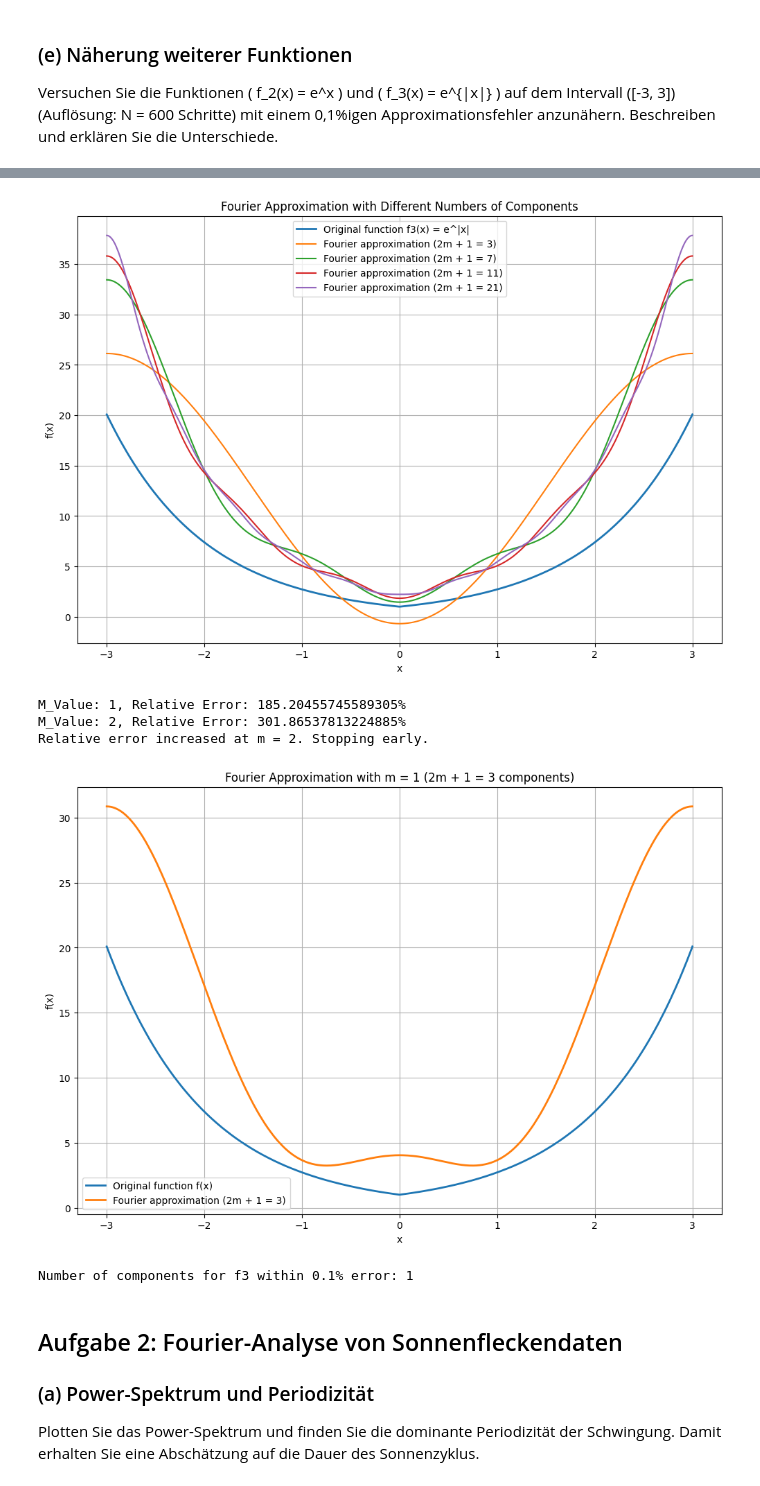
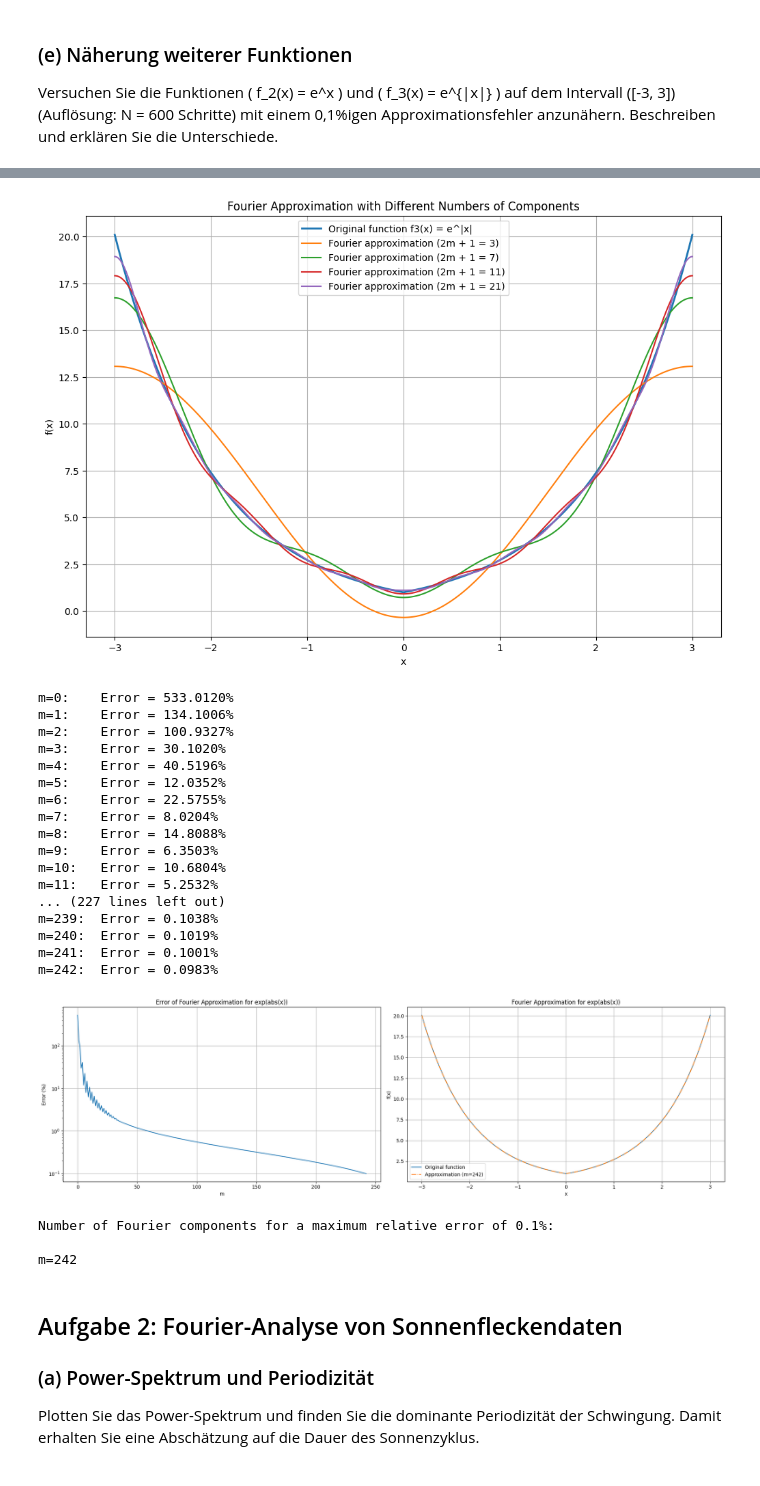
Before and after one commit to infamousperi/FourierTransformation, a Jupyter notebook: MC2.ipynb, the cells around one changed output, grey strips where cells are left out. Drawn from its saved outputs; the diff is of its cells as text; code cells hidden in the pictures.

```diff
--- a/MC2.ipynb
+++ b/MC2.ipynb
@@ -58,6 +58,6 @@ FA_numpy.plot_fourier_approximations(x_values, y_values_f1, m_values, function_n
 ### (d) Bestimmung der Anzahl der Fourier-Komponenten
 Bestimmen Sie die Anzahl der Fourier-Komponenten, die benötigt werden, um eine Approximation mit höchstens 0,1% relativen Fehler zu erhalten.
 # %%
-m_f1 = FA_numpy.find_fourier_components_for_error_tolerance(x_values, y_values_f1, tolerance=0.1)
-print(f"Number of components for f1 within 0.1% error: {m_f1}")
+tolerance = 0.1
+FA_numpy.find_optimal_fourier_components(FA_numpy.f1, x_values, desired_error=tolerance, label='1 / (exp(x) + exp(-x))')
 # %% [output]
@@ -84,15 +102,32 @@ Number of components for f2 within 0.1% error: 1
+# %%
+y_values_f3 = FA_numpy.f3(x_values)
+FA_numpy.plot_fourier_approximations(x_values, y_values_f3, m_values, function_name='f3(x) = e^|x|')
+# %% [output]
+[figure, added]
 # %%
-y_values_f3 = FA_numpy.f3(x_values)
-FA_numpy.plot_fourier_approximations(x_values, y_values_f3, m_values, function_name='f3(x) = e^|x|')
-m_f3 = FA_numpy.find_fourier_components_for_error_tolerance(x_values, y_values_f3, tolerance=0.1)
-print(f"Number of components for f3 within 0.1% error: {m_f3}")
+FA_numpy.find_optimal_fourier_components(FA_numpy.f3, x_values, desired_error=tolerance, label='exp(abs(x))')
 # %% [output]
+m=0:    Error = 533.0120%
+m=1:    Error = 134.1006%
+m=2:    Error = 100.9327%
+m=3:    Error = 30.1020%
+m=4:    Error = 40.5196%
+m=5:    Error = 12.0352%
+m=6:    Error = 22.5755%
+m=7:    Error = 8.0204%
+m=8:    Error = 14.8088%
+m=9:    Error = 6.3503%
+m=10:   Error = 10.6804%
+m=11:   Error = 5.2532%
+... (227 lines left out)
+m=239:  Error = 0.1038%
+m=240:  Error = 0.1019%
+m=241:  Error = 0.1001%
+m=242:  Error = 0.0983%
-[figure, old version]
+[figure, new version]
-M_Value: 1, Relative Error: 185.20455745589305%
-M_Value: 2, Relative Error: 301.86537813224885%
-Relative error increased at m = 2. Stopping early.
-[figure, removed]
-Number of components for f3 within 0.1% error: 1
+Number of Fourier components for a maximum relative error of 0.1%:
+
+m=242
 # %% [markdown]
 ## Aufgabe 2: Fourier-Analyse von Sonnenfleckendaten
 
```
Also changed, not shown: parts of 7 cells of this notebook, 3 other files.
